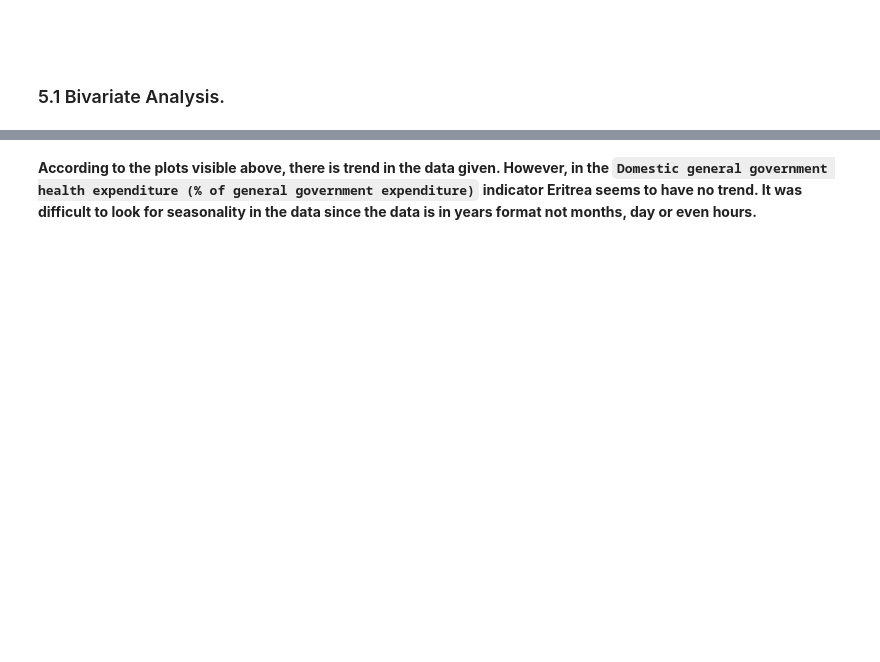
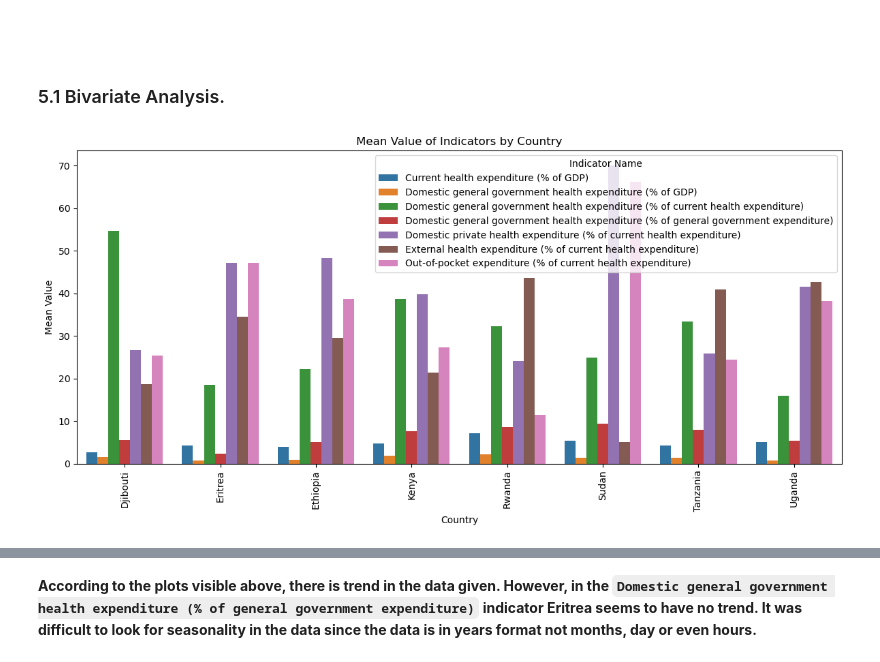
Before and after one commit to AdnanK1/east-african-dvlp-indicators, a Jupyter notebook: index (3).ipynb, the cells around one changed output, grey strips where cells are left out. Saved outputs shown, nothing was run; the diff lists cells and outputs as text; code cells hidden in the pictures; blank space fills up the shorter version.

```diff
--- a/index (3).ipynb
+++ b/index (3).ipynb
@@ -389,0 +388,25 @@ indicators = create_dfs(health_df)
+# %%
+# Group the data by 'Country' and 'Indicator Name'
+grouped_data = health_df.groupby(['Country', 'Indicator Name'])
+
+# Define the summary statistics you want to calculate
+summary_stats = {
+    'Mean': pd.NamedAgg(column='Percentage', aggfunc='mean')
+}
+
+# Calculate summary statistics for each indicator in each country
+summary_data = grouped_data.agg(**summary_stats).reset_index()
+
+# Display the resulting summary data
+# print(summary_data)
+
+plt.figure(figsize=(12, 6))
+sns.barplot(data=summary_data, x='Country', y='Mean', hue='Indicator Name')
+plt.xticks(rotation=90)
+plt.title('Mean Value of Indicators by Country')
+plt.xlabel('Country')
+plt.ylabel('Mean Value')
+plt.tight_layout()
+plt.show()
+# %% [output]
+[figure, added]
```
Also changed, not shown: parts of 7 cells of this notebook.
